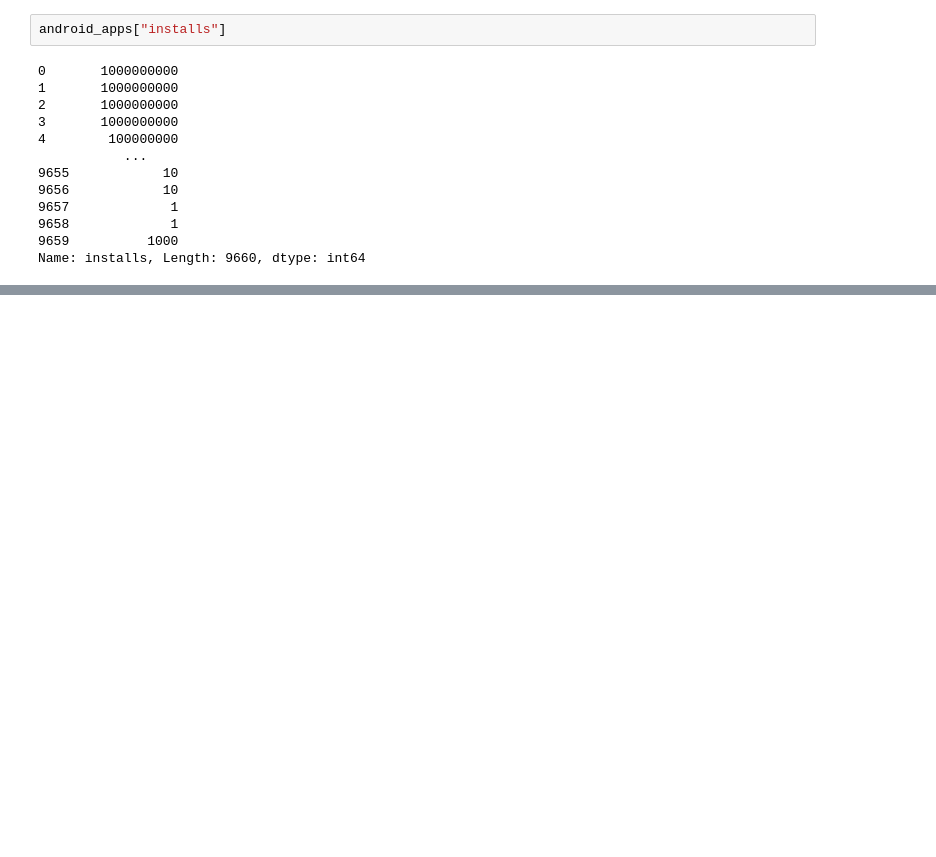
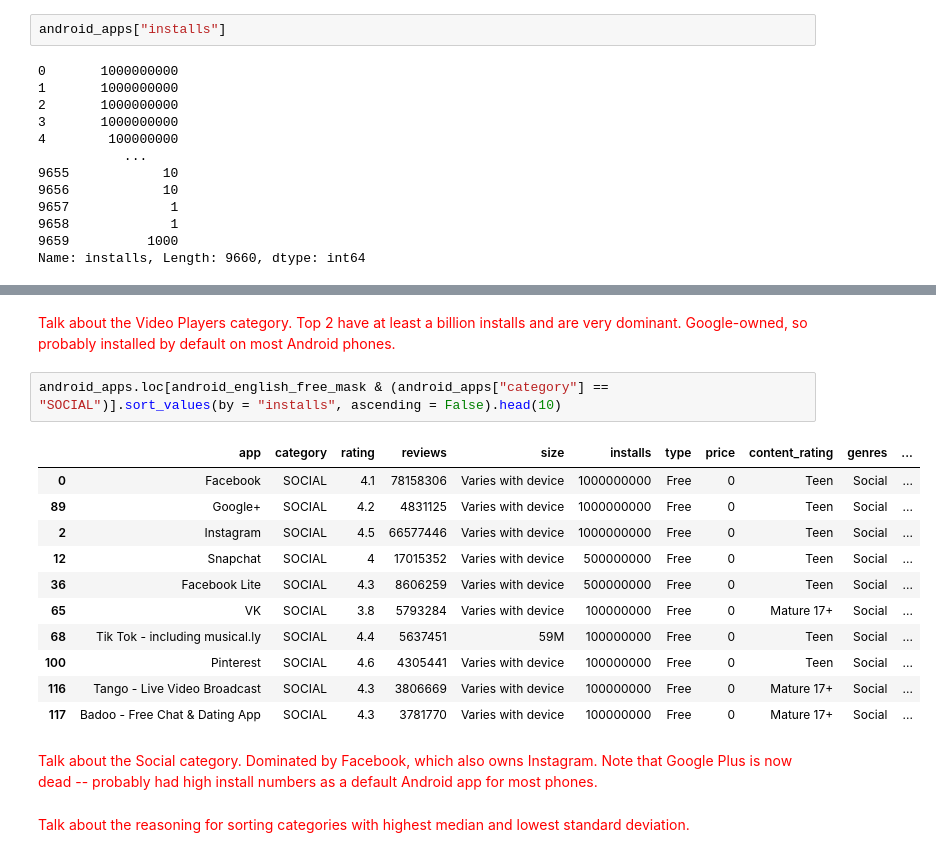
Before and after one commit to kstratto/DataQuest, a Jupyter notebook: Guided Project_ Profitable App Profiles for the App Store and Google Play Markets/DataQuest - Profitable App Profiles.ipynb, the cells around one changed output, grey strips where cells are left out. Drawn from its saved outputs; the diff is of its cells as text; blank space fills up the shorter version.

```diff
--- a/Guided Project_ Profitable App Profiles for the App Store and Google Play Markets/DataQuest - Profitable App Profiles.ipynb
+++ b/Guided Project_ Profitable App Profiles for the App Store and Google Play Markets/DataQuest - Profitable App Profiles.ipynb
@@ -429,0 +458,20 @@ android_apps.loc[android_english_free_mask, :].pivot_table(values = "installs",
+# %% [markdown]
+<font color="red">Talk about the Video Players category. Top 2 have at least a billion installs and are very dominant. Google-owned, so probably installed by default on most Android phones.</font>
+# %%
+android_apps.loc[android_english_free_mask & (android_apps["category"] == "SOCIAL")].sort_values(by = "installs", ascending = False).head(10)
+# %% [output]
+|  | app | category | rating | reviews | size | installs | type | price | content_rating | genres | ... |
+| 0 | Facebook | SOCIAL | 4.1 | 78158306 | Varies with device | 1000000000 | Free | 0 | Teen | Social | ... |
+| 89 | Google+ | SOCIAL | 4.2 | 4831125 | Varies with device | 1000000000 | Free | 0 | Teen | Social | ... |
+| 2 | Instagram | SOCIAL | 4.5 | 66577446 | Varies with device | 1000000000 | Free | 0 | Teen | Social | ... |
+| 12 | Snapchat | SOCIAL | 4 | 17015352 | Varies with device | 500000000 | Free | 0 | Teen | Social | ... |
+| 36 | Facebook Lite | SOCIAL | 4.3 | 8606259 | Varies with device | 500000000 | Free | 0 | Teen | Social | ... |
+| 65 | VK | SOCIAL | 3.8 | 5793284 | Varies with device | 100000000 | Free | 0 | Mature 17+ | Social | ... |
+| 68 | Tik Tok - including musical.ly | SOCIAL | 4.4 | 5637451 | 59M | 100000000 | Free | 0 | Teen | Social | ... |
+| 100 | Pinterest | SOCIAL | 4.6 | 4305441 | Varies with device | 100000000 | Free | 0 | Teen | Social | ... |
+| 116 | Tango - Live Video Broadcast | SOCIAL | 4.3 | 3806669 | Varies with device | 100000000 | Free | 0 | Mature 17+ | Social | ... |
+| 117 | Badoo - Free Chat & Dating App | SOCIAL | 4.3 | 3781770 | Varies with device | 100000000 | Free | 0 | Mature 17+ | Social | ... |
+# %% [markdown]
+<font color="red">Talk about the Social category. Dominated by Facebook, which also owns Instagram. Note that Google Plus is now dead -- probably had high install numbers as a default Android app for most phones.</font>
+# %% [markdown]
+<font color="red">Talk about the reasoning for sorting categories with highest median and lowest standard deviation.</font>
```
Also changed, not shown: parts of 17 cells of this notebook.
